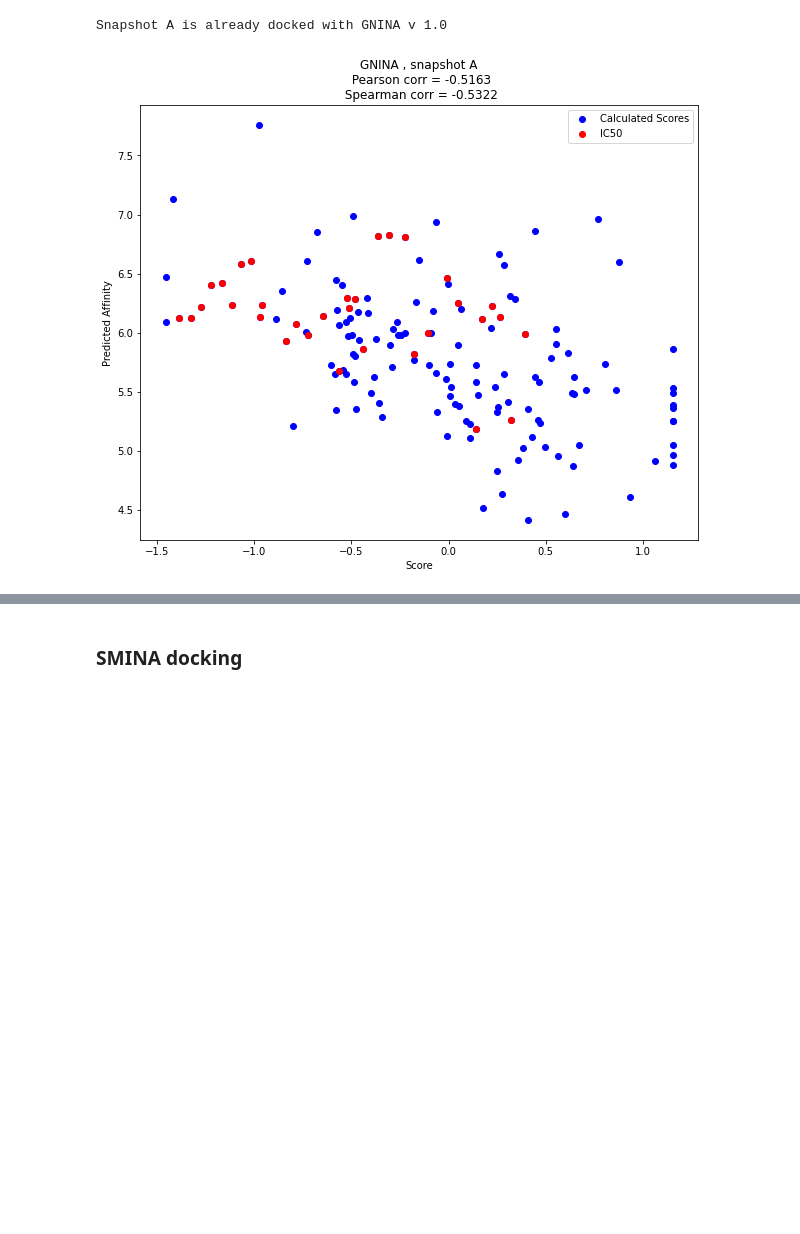
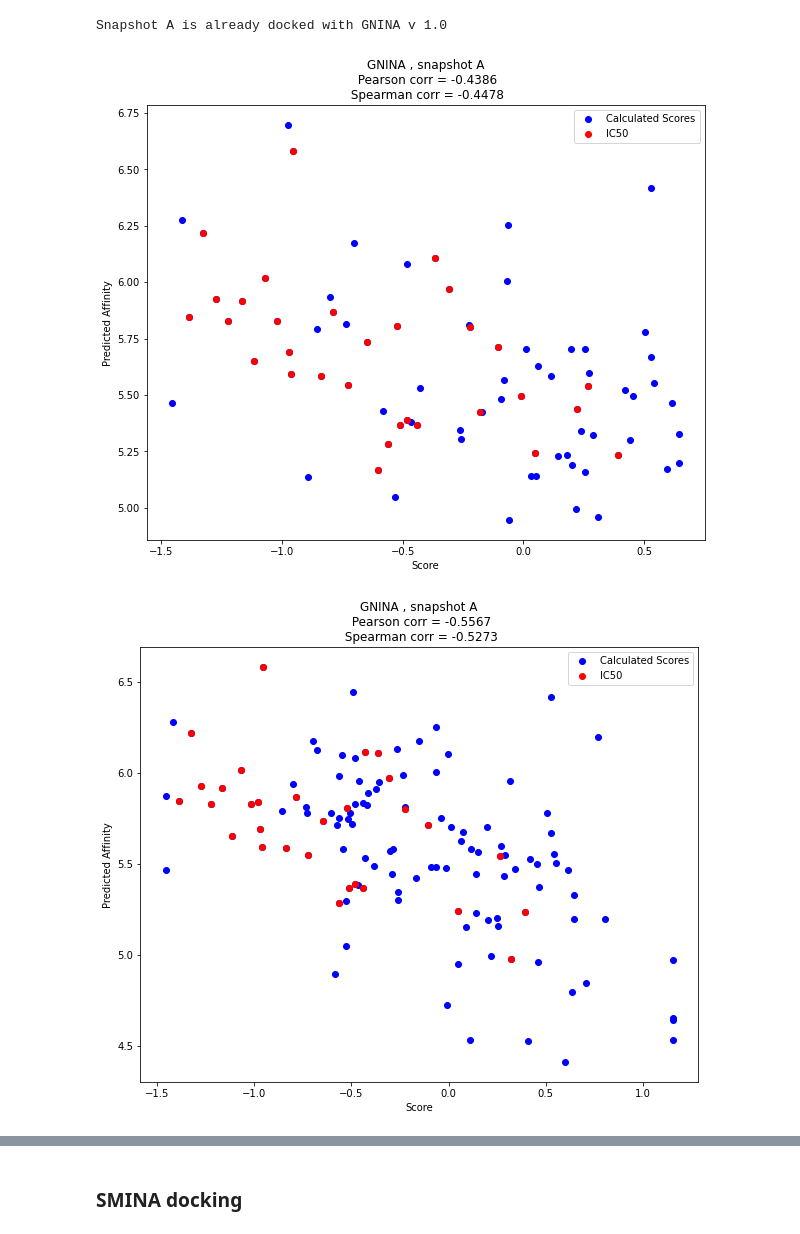
Before and after one commit to volkamerlab/MolDockLab, a Jupyter notebook: ECFT_VS_pipeline.ipynb, the cells around one changed output, grey strips where cells are left out. Cells and saved outputs as stored; diff of their text form; code cells hidden in the pictures; blank space fills up the shorter version.

```diff
--- a/ECFT_VS_pipeline.ipynb
+++ b/ECFT_VS_pipeline.ipynb
@@ -110,7 +245,10 @@ gnina_docking(snapshot_ID, sdf_name, prepared_molecules_path, ref_file)
 # %% [output]
 Snapshot A is already docked with GNINA v 1.0
 # %%
-gnina_results_path = f'data/{snapshot_ID}/{sdf_name}'
-rank_correlation(gnina_results_path, common_ID)
+for ind in ['80', '124', '120', '212']:
+    sdf_name = f'docked_gnina_poses_{snapshot_ID}_{ind}.sdf'
+    gnina_results_path = f'data/{snapshot_ID}/{sdf_name}'
+    rank_correlation(gnina_results_path, common_ID)
 # %% [output]
-[figure, old version]
+[figure, new version]
+[figure, added]
```
Also changed, not shown: parts of 29 cells of this notebook, 3 other files.
